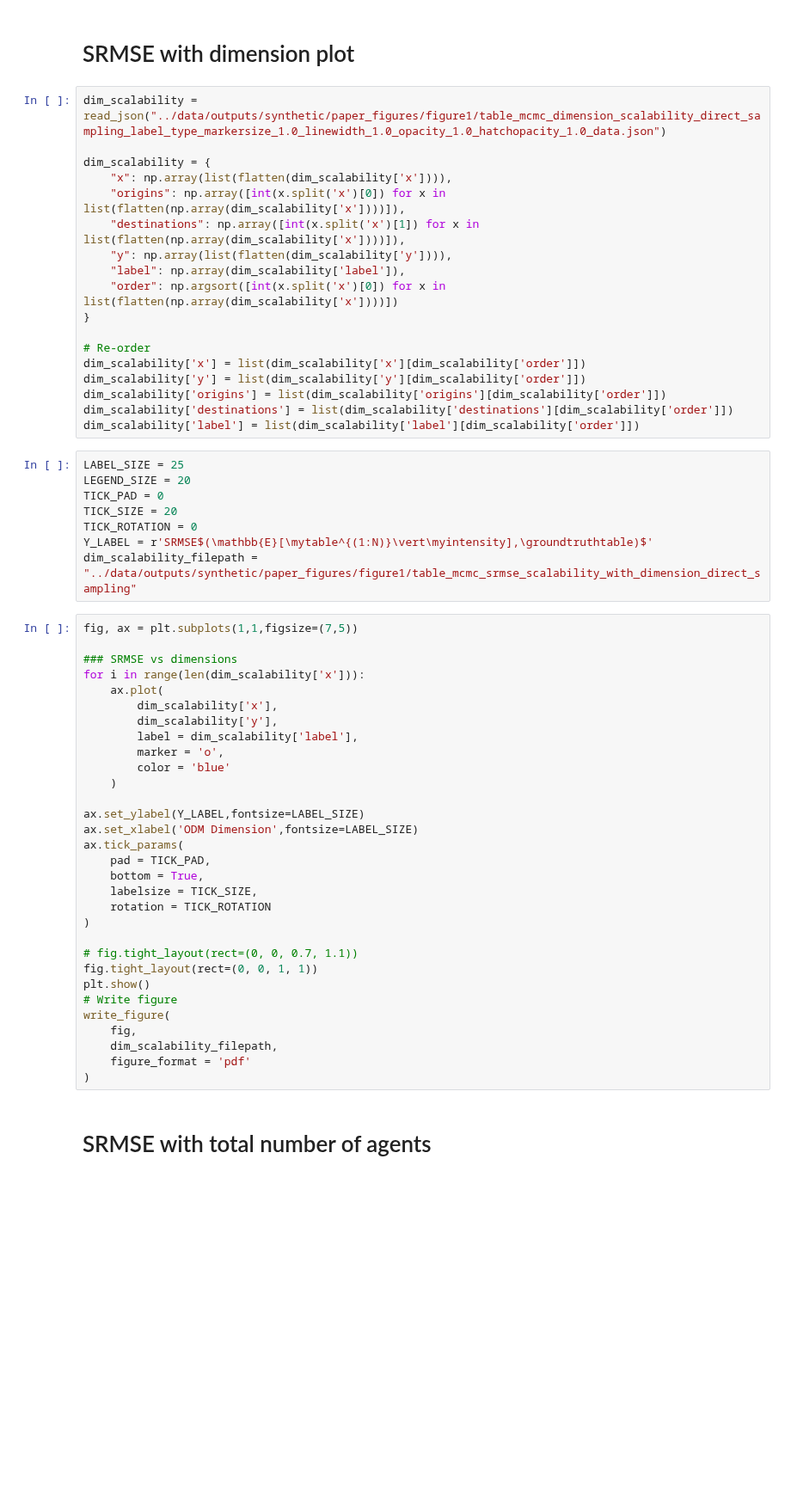
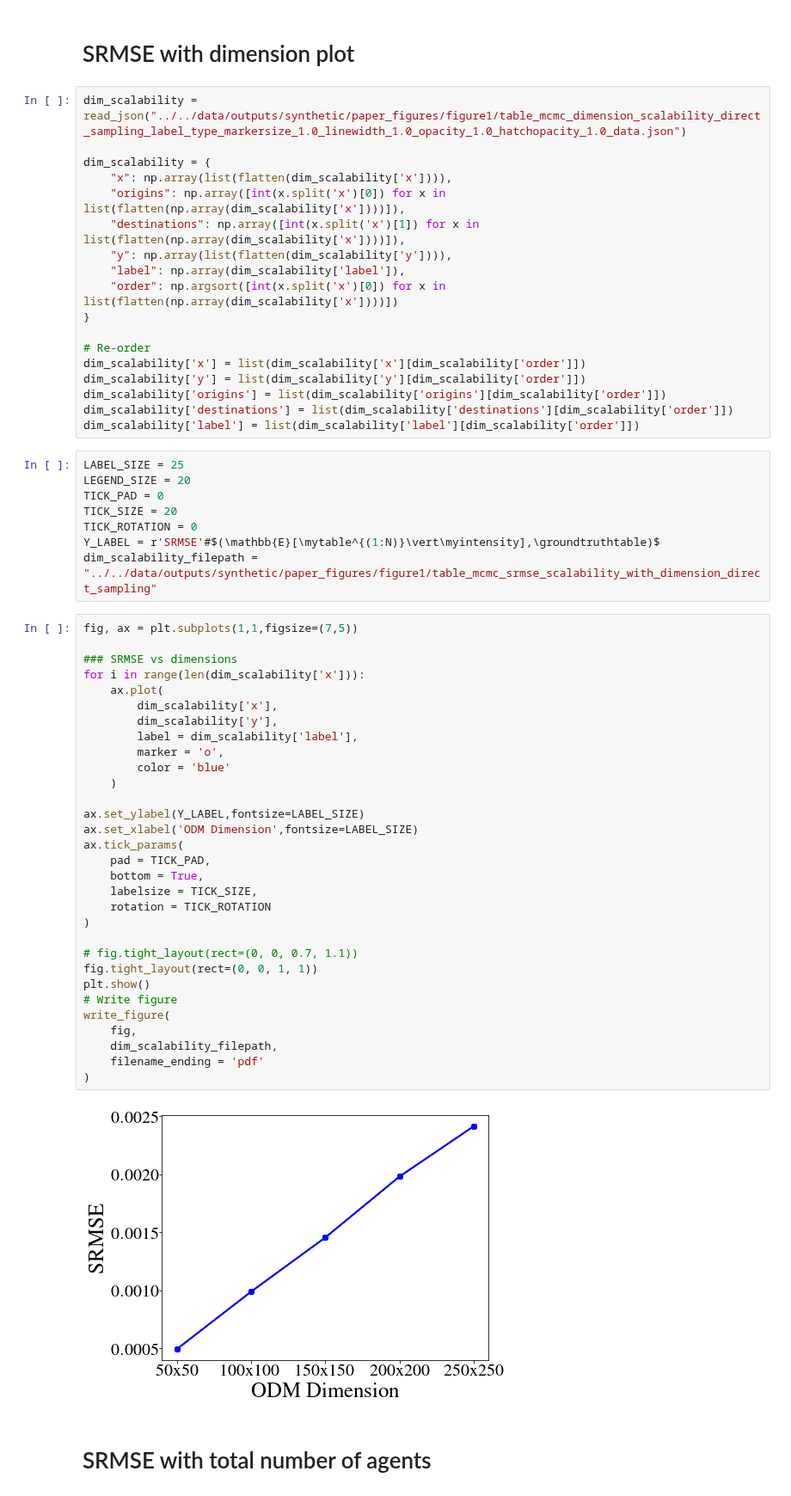
Before and after one commit to YannisZa/GeNSIT, a Jupyter notebook: notebooks/plots/Synthetic data plots.ipynb, the cells around one changed output. Shown at 86% size. Cells and saved outputs as stored; diff of their text form; blank space fills up the shorter version.

```diff
--- a/notebooks/plots/Synthetic data plots.ipynb
+++ b/notebooks/plots/Synthetic data plots.ipynb
@@ -281,7 +290,7 @@ write_figure(
 # %% [markdown]
 # SRMSE with dimension plot
 # %%
-dim_scalability = read_json("../data/outputs/synthetic/paper_figures/figure1/table_mcmc_dimension_scalability_direct_sampling_label_type_markersize_1.0_linewidth_1.0_opacity_1.0_hatchopacity_1.0_data.json")
+dim_scalability = read_json("../../data/outputs/synthetic/paper_figures/figure1/table_mcmc_dimension_scalability_direct_sampling_label_type_markersize_1.0_linewidth_1.0_opacity_1.0_hatchopacity_1.0_data.json")
 
 dim_scalability = {
     "x": np.array(list(flatten(dim_scalability['x']))),
@@ -304,39 +313,41 @@ LEGEND_SIZE = 20
 TICK_PAD = 0
 TICK_SIZE = 20
 TICK_ROTATION = 0
-Y_LABEL = r'SRMSE$(\mathbb{E}[\mytable^{(1:N)}\vert\myintensity],\groundtruthtable)$'
-dim_scalability_filepath = "../data/outputs/synthetic/paper_figures/figure1/table_mcmc_srmse_scalability_with_dimension_direct_sampling"
+Y_LABEL = r'SRMSE'#$(\mathbb{E}[\mytable^{(1:N)}\vert\myintensity],\groundtruthtable)$
+dim_scalability_filepath = "../../data/outputs/synthetic/paper_figures/figure1/table_mcmc_srmse_scalability_with_dimension_direct_sampling"
 # %%
 fig, ax = plt.subplots(1,1,figsize=(7,5))
 
 ### SRMSE vs dimensions
 for i in range(len(dim_scalability['x'])):
     ax.plot(
         dim_scalability['x'],
         dim_scalability['y'],
         label = dim_scalability['label'],
         marker = 'o',
         color = 'blue'
     )
 
 ax.set_ylabel(Y_LABEL,fontsize=LABEL_SIZE)
 ax.set_xlabel('ODM Dimension',fontsize=LABEL_SIZE)
 ax.tick_params(
     pad = TICK_PAD,
     bottom = True,
     labelsize = TICK_SIZE,
     rotation = TICK_ROTATION
 )
 
 # fig.tight_layout(rect=(0, 0, 0.7, 1.1))
 fig.tight_layout(rect=(0, 0, 1, 1))
 plt.show()
 # Write figure
 write_figure(
     fig,
     dim_scalability_filepath,
-    figure_format = 'pdf'
+    filename_ending = 'pdf'
 )
+# %% [output]
+[figure, added]
 # %% [markdown]
 # SRMSE with total number of agents
 # %%
```
Also changed, not shown: parts of 7 cells of this notebook, 2 other files.
